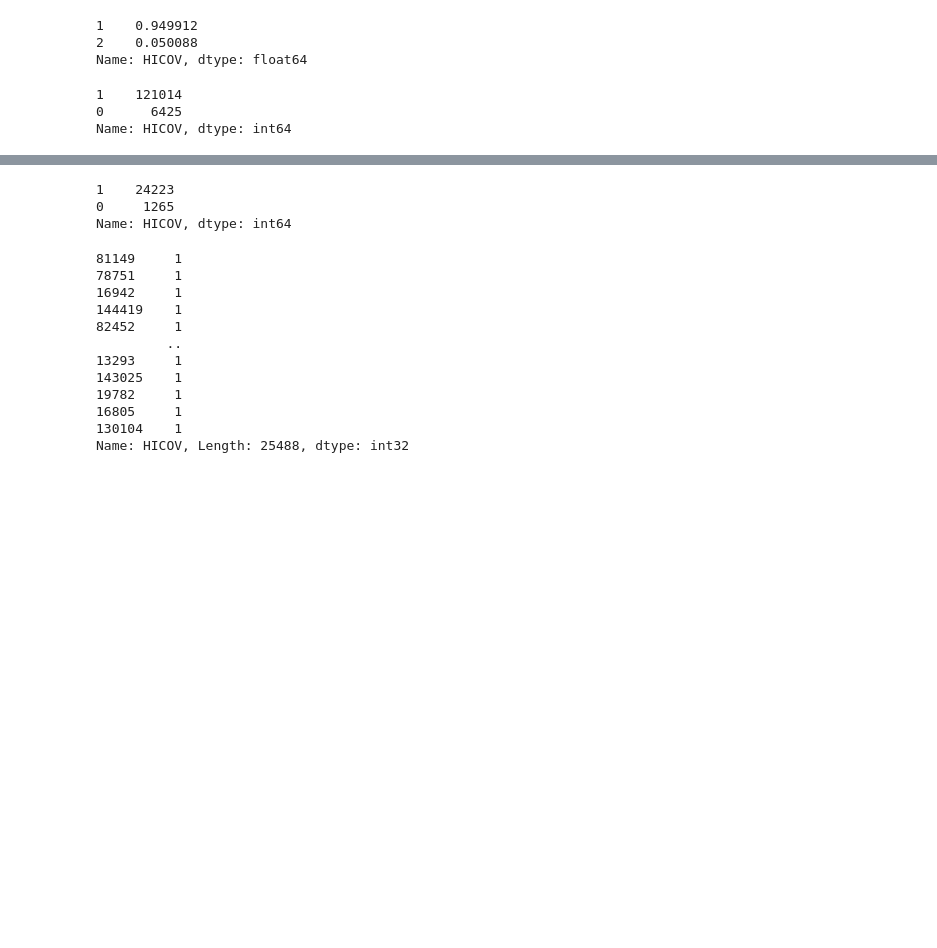
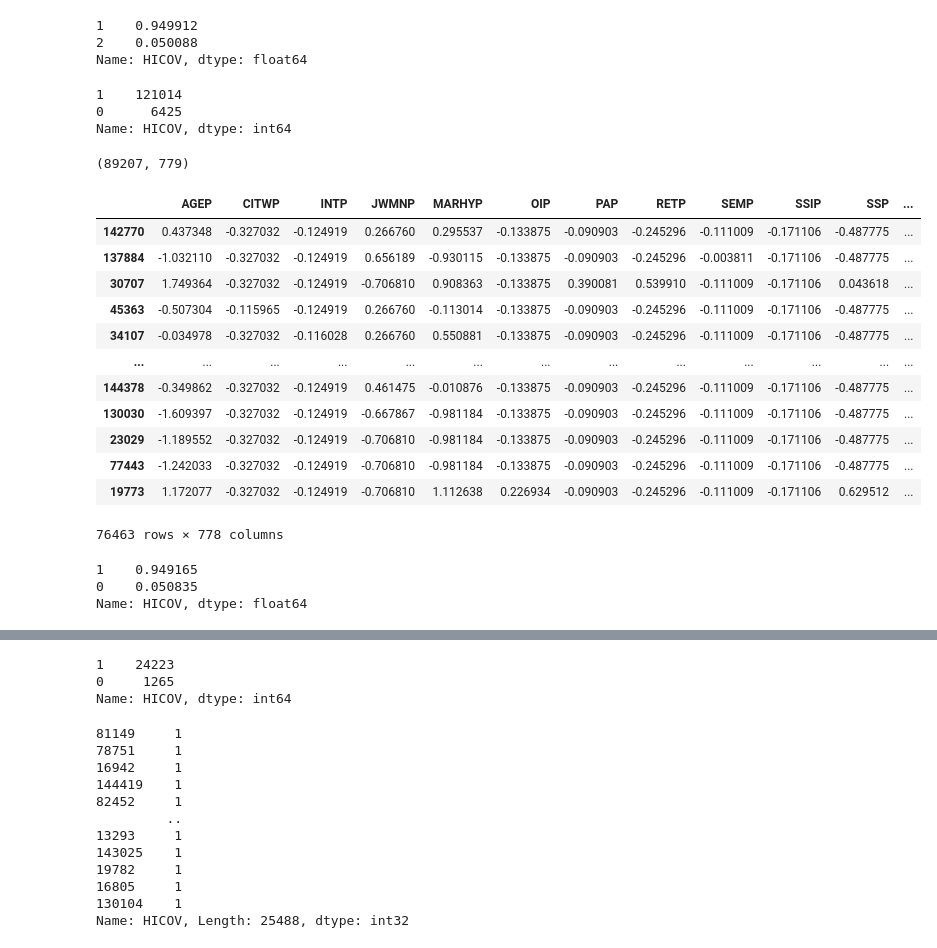
Before and after one commit to ptorres001/census_HI_classification_model, a Jupyter notebook: Boosted_Decision_Tree.ipynb, the cells around one changed output, grey strips where cells are left out. Cells and saved outputs as stored; diff of their text form; code cells hidden in the pictures; blank space fills up the shorter version.

Commit message:
adding keras method

```diff
--- a/Boosted_Decision_Tree.ipynb
+++ b/Boosted_Decision_Tree.ipynb
@@ -965,3 +1004,49 @@ y_train.value_counts()
 1    121014
 0      6425
 Name: HICOV, dtype: int64
+# %%
+keras_X_train, keras_X_valid, keras_y_train, keras_y_valid = train_test_split(X_train, y_train, test_size=0.3, random_state=42)
+# %%
+ohe = OneHotEncoder(handle_unknown='ignore')
+_X_train_ohe = ohe.fit_transform(keras_X_train[categorical_columns]).toarray()
+_X_train_ohe_df = pd.DataFrame(data = _X_train_ohe,
+                               index = keras_X_train.index,
+                               columns = ohe.get_feature_names(categorical_columns))
+
+_X_test_ohe = ohe.transform(keras_X_valid[categorical_columns]).toarray()
+_X_test_ohe_df = pd.DataFrame(data = _X_test_ohe,
+                              index= keras_X_valid.index,
+                              columns = ohe.get_feature_names(categorical_columns))
+# %%
+scaler = StandardScaler()
+_X_train_cont = scaler.fit_transform(keras_X_train[continuous_columns])
+_X_train_cont_df = pd.DataFrame(data = _X_train_cont,
+                                index = keras_X_train.index,
+                                columns = continuous_columns)
+
+_X_test_cont = scaler.transform(keras_X_valid[continuous_columns])
+_X_test_cont_df = pd.DataFrame(data = _X_test_cont,
+                               index = keras_X_valid.index,
+                               columns = continuous_columns)
+# %%
+_X_test_merged = _X_test_cont_df[continuous_columns].merge(_X_test_ohe_df, left_index=True, right_index=True)
+_X_train_merged = _X_train_cont_df[continuous_columns].merge(_X_train_ohe_df, left_index=True, right_index=True)
+_X_train_merged.shape
+# %% [output]
+(89207, 779)
+# %%
+_X_train_merged
+# %% [output]
+|  | AGEP | CITWP | INTP | JWMNP | MARHYP | OIP | PAP | RETP | SEMP | SSIP | SSP | ... |
+| 142770 | 0.437348 | -0.327032 | -0.124919 | 0.266760 | 0.295537 | -0.133875 | -0.090903 | -0.245296 | -0.111009 | -0.171106 | -0.487775 | ... |
+| 137884 | -1.032110 | -0.327032 | -0.124919 | 0.656189 | -0.930115 | -0.133875 | -0.090903 | -0.245296 | -0.003811 | -0.171106 | -0.487775 | ... |
+| 30707 | 1.749364 | -0.327032 | -0.124919 | -0.706810 | 0.908363 | -0.133875 | 0.390081 | 0.539910 | -0.111009 | -0.171106 | 0.043618 | ... |
+| 45363 | -0.507304 | -0.115965 | -0.124919 | 0.266760 | -0.113014 | -0.133875 | -0.090903 | -0.245296 | -0.111009 | -0.171106 | -0.487775 | ... |
+| 34107 | -0.034978 | -0.327032 | -0.116028 | 0.266760 | 0.550881 | -0.133875 | -0.090903 | -0.245296 | -0.111009 | -0.171106 | -0.487775 | ... |
+| ... | ... | ... | ... | ... | ... | ... | ... | ... | ... | ... | ... | ... |
+| 144378 | -0.349862 | -0.327032 | -0.124919 | 0.461475 | -0.010876 | -0.133875 | -0.090903 | -0.245296 | -0.111009 | -0.171106 | -0.487775 | ... |
+| 130030 | -1.609397 | -0.327032 | -0.124919 | -0.667867 | -0.981184 | -0.133875 | -0.090903 | -0.245296 | -0.111009 | -0.171106 | -0.487775 | ... |
+| 23029 | -1.189552 | -0.327032 | -0.124919 | -0.706810 | -0.981184 | -0.133875 | -0.090903 | -0.245296 | -0.111009 | -0.171106 | -0.487775 | ... |
+| 77443 | -1.242033 | -0.327032 | -0.124919 | -0.706810 | -0.981184 | -0.133875 | -0.090903 | -0.245296 | -0.111009 | -0.171106 | -0.487775 | ... |
+| 19773 | 1.172077 | -0.327032 | -0.124919 | -0.706810 | 1.112638 | 0.226934 | -0.090903 | -0.245296 | -0.111009 | -0.171106 | 0.629512 | ... |
+76463 rows × 778 columns
@@ -967,0 +1055,6 @@ Name: HICOV, dtype: int64
+# %%
+keras_y_train.value_counts(normalize=True)
+# %% [output]
+1    0.949165
+0    0.050835
+Name: HICOV, dtype: float64
```
Also changed, not shown: parts of 35 cells of this notebook.
